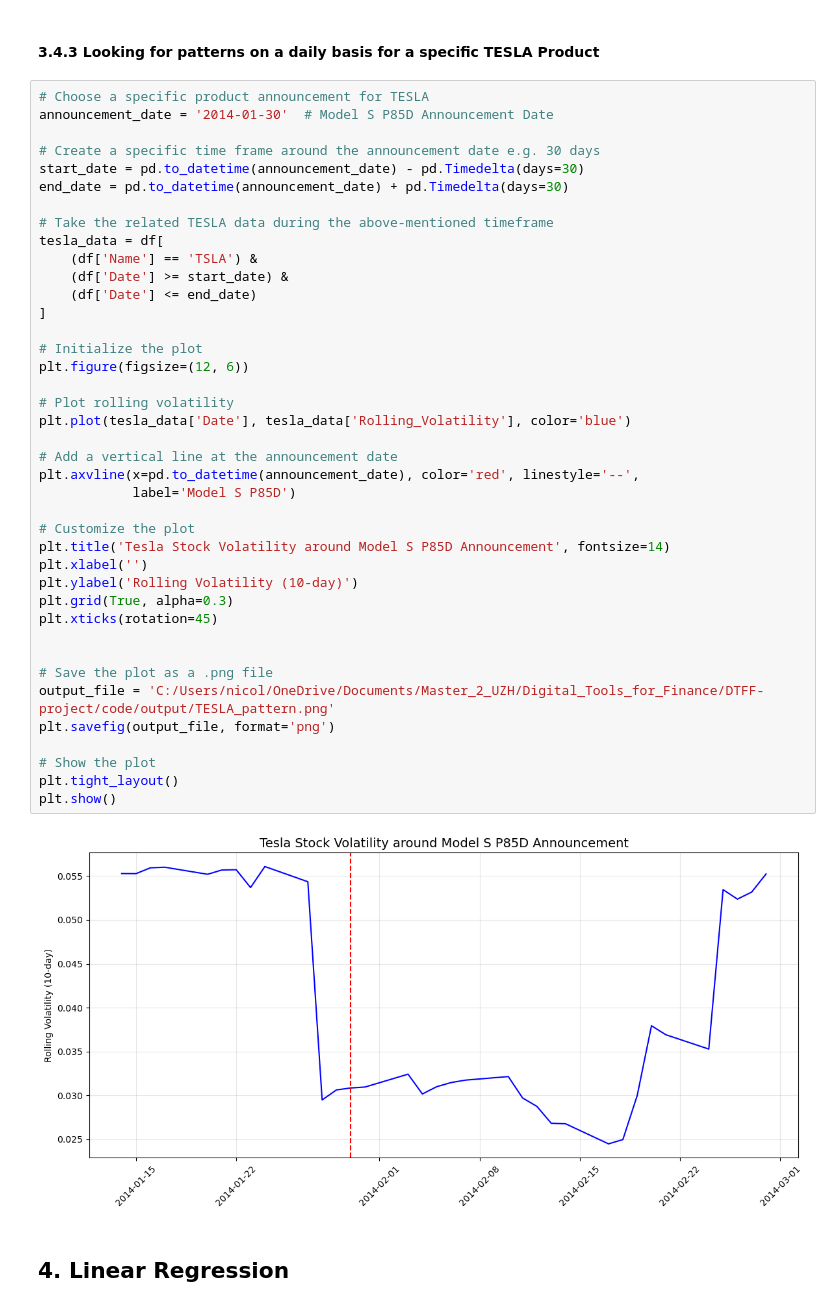
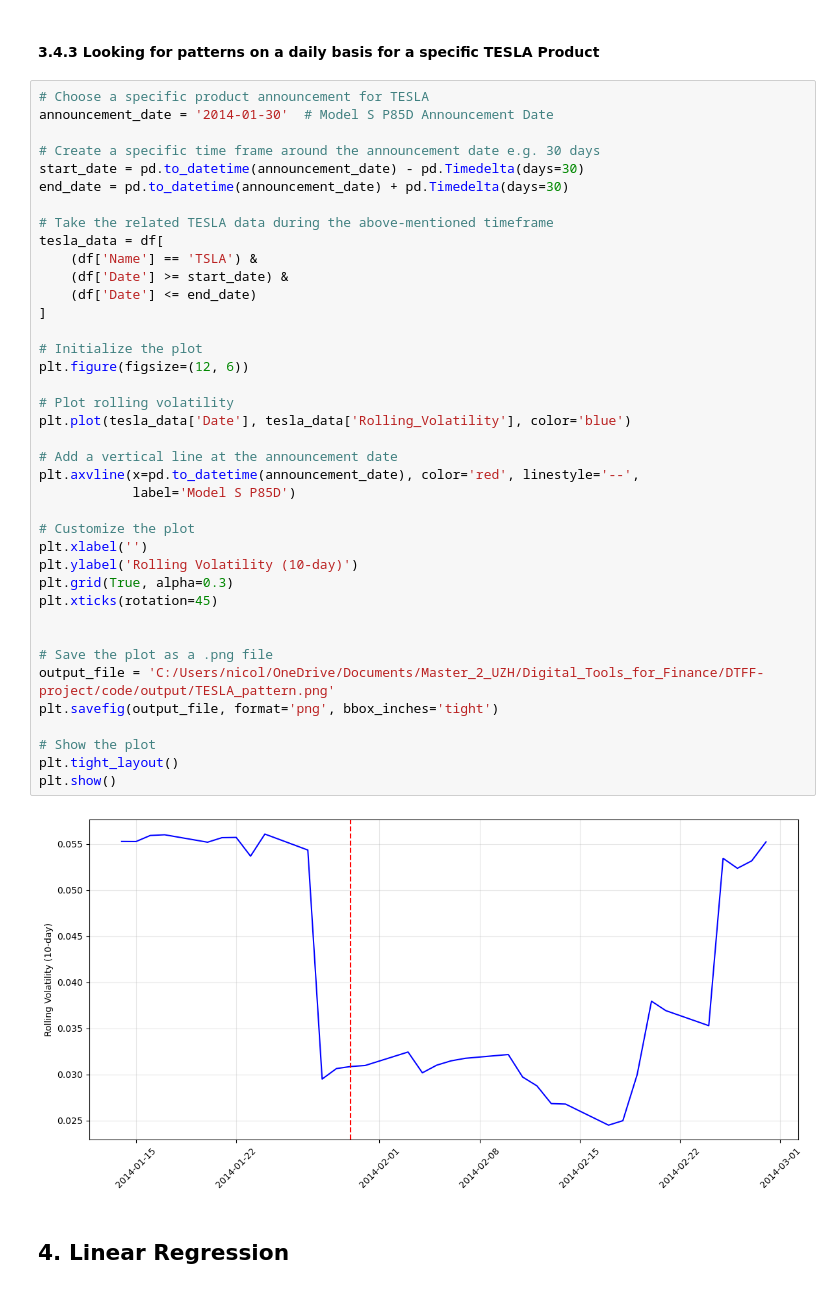
Before and after one commit to Nicodu21/DTFF-project, a Jupyter notebook: code/notebook/DTFF_project.ipynb, the cells around one changed output. Cells and saved outputs as stored; diff of their text form.

```diff
--- a/code/notebook/DTFF_project.ipynb
+++ b/code/notebook/DTFF_project.ipynb
@@ -439,36 +435,35 @@ end_date = pd.to_datetime(announcement_date) + pd.Timedelta(days=30)
 tesla_data = df[
     (df['Name'] == 'TSLA') &
     (df['Date'] >= start_date) &
     (df['Date'] <= end_date)
 ]
 
 # Initialize the plot
 plt.figure(figsize=(12, 6))
 
 # Plot rolling volatility
 plt.plot(tesla_data['Date'], tesla_data['Rolling_Volatility'], color='blue')
 
 # Add a vertical line at the announcement date
 plt.axvline(x=pd.to_datetime(announcement_date), color='red', linestyle='--',
             label='Model S P85D')
 
 # Customize the plot
-plt.title('Tesla Stock Volatility around Model S P85D Announcement', fontsize=14)
 plt.xlabel('')
 plt.ylabel('Rolling Volatility (10-day)')
 plt.grid(True, alpha=0.3)
 plt.xticks(rotation=45)
 
 
 # Save the plot as a .png file
 output_file = 'C:/Users/nicol/OneDrive/Documents/Master_2_UZH/Digital_Tools_for_Finance/DTFF-project/code/output/TESLA_pattern.png'
-plt.savefig(output_file, format='png')
+plt.savefig(output_file, format='png', bbox_inches='tight')
 
 # Show the plot
 plt.tight_layout()
 plt.show()
 # %% [output]
-[figure, old version]
+[figure, new version]
 # %% [markdown]
 ## 4. Linear Regression
 # %%
```
Also changed, not shown: parts of 5 cells of this notebook, 5 other files.
